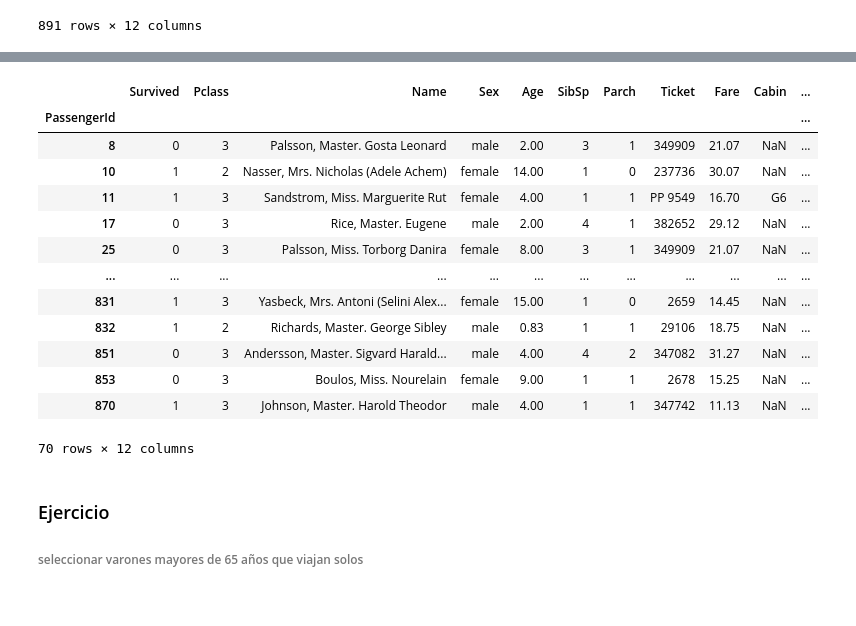
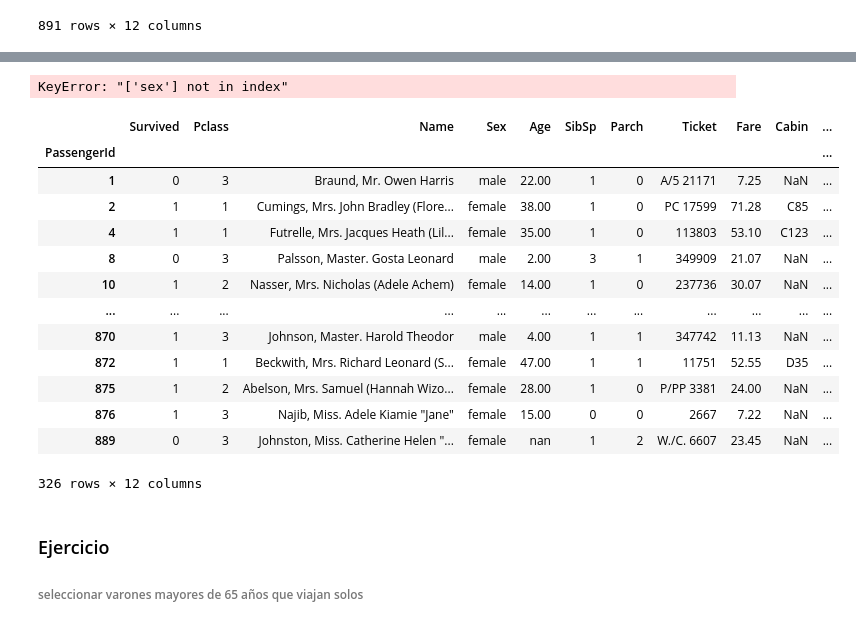
Before and after one commit to Argentan/DMA_LAB2, a Jupyter notebook: tutoriales/02_manejo de datos - pandas.ipynb, the cells around one changed output, grey strips where cells are left out. Cells and saved outputs as stored; diff of their text form; code cells hidden in the pictures.

```diff
--- a/tutoriales/02_manejo de datos - pandas.ipynb
+++ b/tutoriales/02_manejo de datos - pandas.ipynb
@@ -33,6 +33,6 @@ pd.options.display.max_rows = 10
 pd.options.display.float_format = '{:,.2f}'.format
 plt.rcParams['figure.figsize'] = (16, 12)
 # %%
-data = pd.read_csv("../data/titanic.csv")
+data = pd.read_csv("../data/titanic.csv", index_col="PassengerId")
 data
 # %% [output]
@@ -61,4 +65 @@ Index(['PassengerId', 'Survived', 'Pclass', 'Name', 'Sex', 'Age', 'SibSp',
       dtype='object')
-# %%
-data.set_index("PassengerId").index
-data
@@ -79,8 +66,2 @@ data
 # %% [markdown]
 Las estructuras de datos en pandas, por lo general, no son modificadas en vivo con comandos como `set_index`, para hacer eso es necesario cambiar el argumento `inplace` o reasignar la variables
-# %%
-#se puede hacer esto
-data.set_index("PassengerId", inplace=True)
-# o esto
-# data = data.set_index("PassengerId")
-data
@@ -449,20 +454,24 @@ data[data.SibSp > 0]
+# %%
+data[["Age", "ex"]]
+# %% [output]
+KeyError: "['sex'] not in index"
 # %%
-data[(data.SibSp > 0) & (data.Age < 18)]
+data[(data.SibSp > 0) | (data.Age < 18)]
 # %% [output]
 |  | Survived | Pclass | Name | Sex | Age | SibSp | Parch | Ticket | Fare | Cabin | ... |
 | PassengerId |  |  |  |  |  |  |  |  |  |  | ... |
+| 1 | 0 | 3 | Braund, Mr. Owen Harris | male | 22.00 | 1 | 0 | A/5 21171 | 7.25 | NaN | ... |
+| 2 | 1 | 1 | Cumings, Mrs. John Bradley (Flore... | female | 38.00 | 1 | 0 | PC 17599 | 71.28 | C85 | ... |
+| 4 | 1 | 1 | Futrelle, Mrs. Jacques Heath (Lil... | female | 35.00 | 1 | 0 | 113803 | 53.10 | C123 | ... |
 | 8 | 0 | 3 | Palsson, Master. Gosta Leonard | male | 2.00 | 3 | 1 | 349909 | 21.07 | NaN | ... |
 | 10 | 1 | 2 | Nasser, Mrs. Nicholas (Adele Achem) | female | 14.00 | 1 | 0 | 237736 | 30.07 | NaN | ... |
-| 11 | 1 | 3 | Sandstrom, Miss. Marguerite Rut | female | 4.00 | 1 | 1 | PP 9549 | 16.70 | G6 | ... |
-| 17 | 0 | 3 | Rice, Master. Eugene | male | 2.00 | 4 | 1 | 382652 | 29.12 | NaN | ... |
-| 25 | 0 | 3 | Palsson, Miss. Torborg Danira | female | 8.00 | 3 | 1 | 349909 | 21.07 | NaN | ... |
 | ... | ... | ... | ... | ... | ... | ... | ... | ... | ... | ... | ... |
-| 831 | 1 | 3 | Yasbeck, Mrs. Antoni (Selini Alex... | female | 15.00 | 1 | 0 | 2659 | 14.45 | NaN | ... |
-| 832 | 1 | 2 | Richards, Master. George Sibley | male | 0.83 | 1 | 1 | 29106 | 18.75 | NaN | ... |
-| 851 | 0 | 3 | Andersson, Master. Sigvard Harald... | male | 4.00 | 4 | 2 | 347082 | 31.27 | NaN | ... |
-| 853 | 0 | 3 | Boulos, Miss. Nourelain | female | 9.00 | 1 | 1 | 2678 | 15.25 | NaN | ... |
 | 870 | 1 | 3 | Johnson, Master. Harold Theodor | male | 4.00 | 1 | 1 | 347742 | 11.13 | NaN | ... |
+| 872 | 1 | 1 | Beckwith, Mrs. Richard Leonard (S... | female | 47.00 | 1 | 1 | 11751 | 52.55 | D35 | ... |
+| 875 | 1 | 2 | Abelson, Mrs. Samuel (Hannah Wizo... | female | 28.00 | 1 | 0 | P/PP 3381 | 24.00 | NaN | ... |
+| 876 | 1 | 3 | Najib, Miss. Adele Kiamie "Jane" | female | 15.00 | 0 | 0 | 2667 | 7.22 | NaN | ... |
+| 889 | 0 | 3 | Johnston, Miss. Catherine Helen "... | female | nan | 1 | 2 | W./C. 6607 | 23.45 | NaN | ... |
-70 rows × 12 columns
+326 rows × 12 columns
 # %% [markdown]
 ### Ejercicio
 
```
Also changed, not shown: parts of 41 cells of this notebook, 8 other files.
